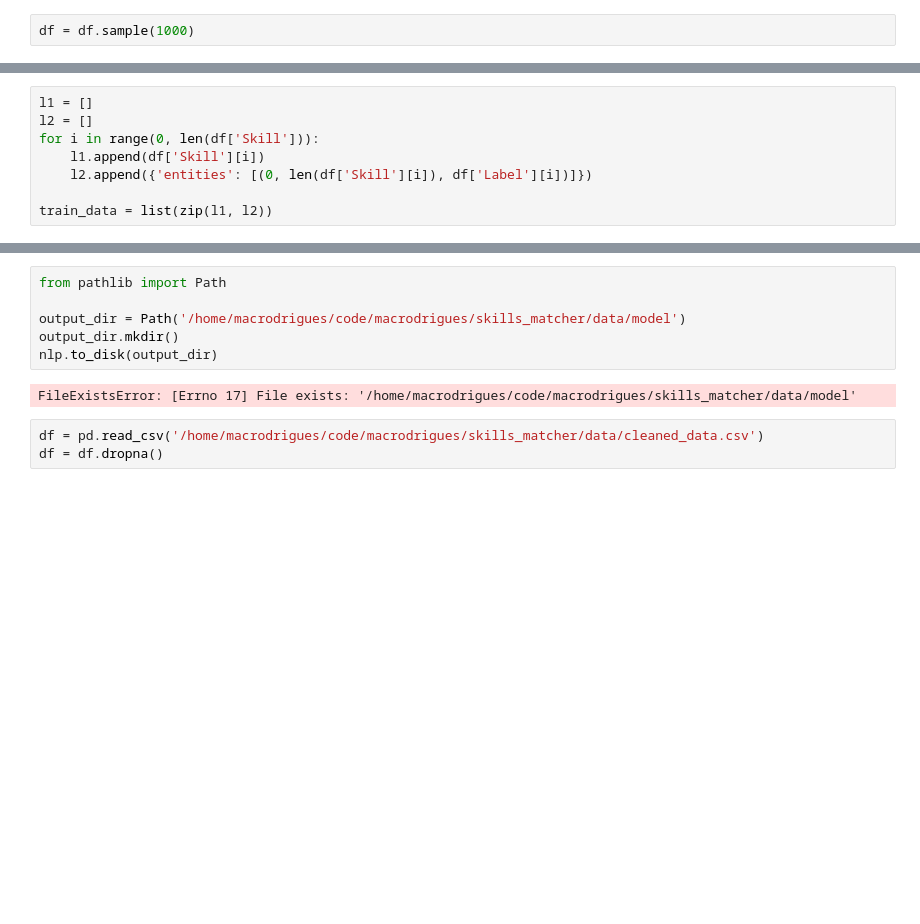
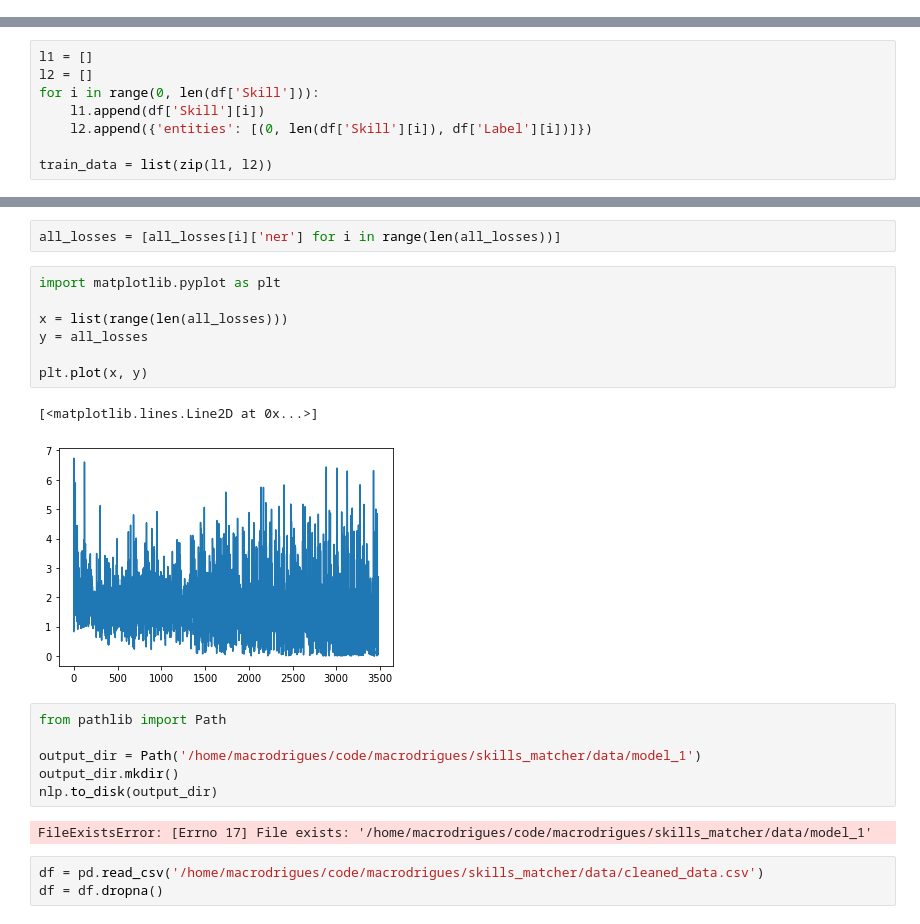
Before and after one commit to macrodrigues/skills_matcher, a Jupyter notebook: notebooks/try_model.ipynb, the cells around one changed output, grey strips where cells are left out. Drawn from its saved outputs; the diff is of its cells as text; blank space fills up the shorter version.

```diff
--- a/notebooks/try_model.ipynb
+++ b/notebooks/try_model.ipynb
@@ -13,2 +6,0 @@ Name: Label, dtype: int64
-# %%
-df = df.sample(1000)
@@ -74,11 +62,23 @@ Wall time: 1min 10s
+# %%
+all_losses = [all_losses[i]['ner'] for i in range(len(all_losses))]
+# %%
+import matplotlib.pyplot as plt
+
+x = list(range(len(all_losses)))
+y = all_losses
+
+plt.plot(x, y)
+# %% [output]
+[<matplotlib.lines.Line2D at 0x...>]
+[figure, added]
 # %%
 from pathlib import Path
 
-output_dir = Path('/home/macrodrigues/code/macrodrigues/skills_matcher/data/model')
+output_dir = Path('/home/macrodrigues/code/macrodrigues/skills_matcher/data/model_1')
 output_dir.mkdir()
 nlp.to_disk(output_dir)
 # %% [output]
-FileExistsError: [Errno 17] File exists: '/home/macrodrigues/code/macrodrigues/skills_matcher/data/model'
+FileExistsError: [Errno 17] File exists: '/home/macrodrigues/code/macrodrigues/skills_matcher/data/model_1'
 # %%
 df = pd.read_csv('/home/macrodrigues/code/macrodrigues/skills_matcher/data/cleaned_data.csv')
 df = df.dropna()
```
Also changed, not shown: parts of 8 cells of this notebook, 12 other files.
